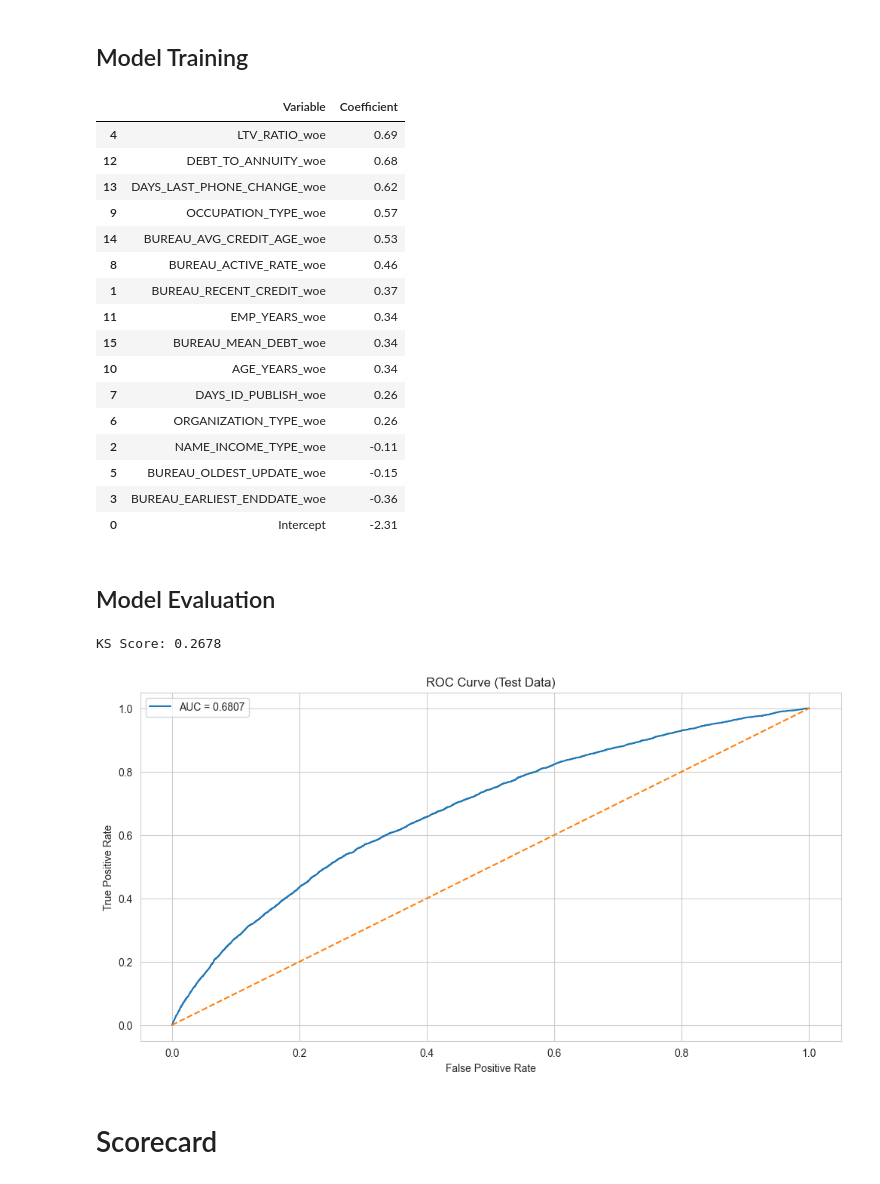
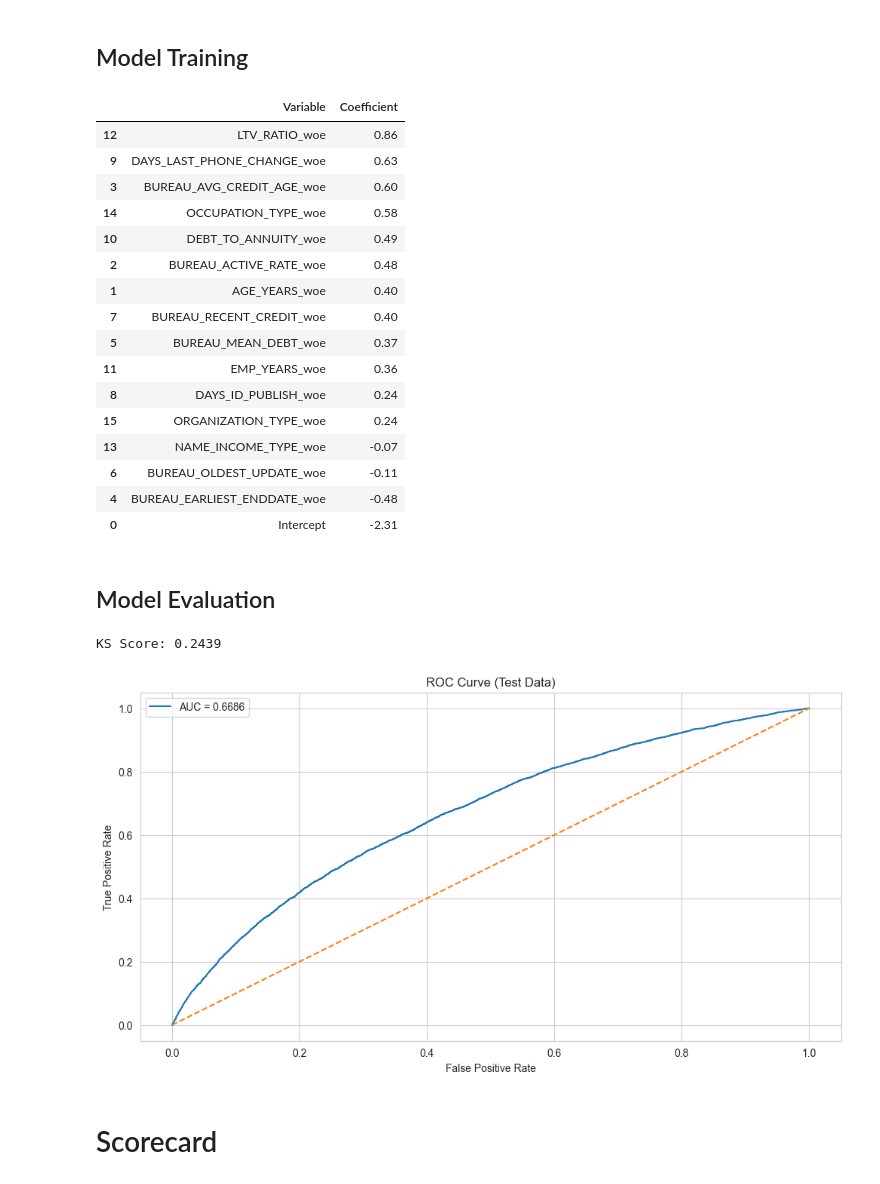
Before and after one commit to spectre-meltdown/IS453-Financial_Analytics-Scorecard_Project, a Jupyter notebook: 2.5 Scorecard Generation and Evaluation.ipynb, the cells around one changed output. Cells and saved outputs as stored; diff of their text form; code cells hidden in the pictures.

````diff
--- a/2. Scorecard Generation and Evaluation - Zw Temp.ipynb
+++ b/2.5 Scorecard Generation and Evaluation.ipynb
@@ -624,3 +624,32 @@ Variable: LTV_RATIO
 # ```
 
 # Paste the output and I'll confirm whether the monotonicity is resolved or needs further adjustment.
+
+
+
+breaks_adj = {
+    'DEBT_TO_ANNUITY'  : [20.0],
+    'LTV_RATIO'        : [1.15, 1.20],
+    'BUREAU_MEAN_DEBT' : [0, 60000.0],
+}
+
+# Re-bin only the 3 non-monotone variables on the full df_coarse
+bins_fixed = sc.woebin(
+    df_coarse,
+    y=target,
+    x=list(breaks_adj.keys()),
+    breaks_list=breaks_adj,
+    positive='bad|1',
+    ignore_datetime_cols=False,
+    check_cate_num=False
+)
+
+# Merge fixes back into the main bins dict
+bins.update(bins_fixed)
+
+# Verify monotonicity is resolved
+for var in breaks_adj.keys():
+    print(f"\n{var}")
+    bin_df = bins[var]
+    display_cols = ['bin', 'count', 'badprob', 'woe']
+    print(bin_df[[c for c in display_cols if c in bin_df.columns]].to_string(index=False))
@@ -710,7 +759,8 @@ bins_final = sc.woebin(
     max_num_bins=10,
     positive='bad|1',
     ignore_datetime_cols=False,
-    check_cate_num=False
+    check_cate_num=False,
+    breaks_list=breaks_adj, # Use the adjusted breaks to ensure monotonicity for the 3 vars ##### IMPORTANT: Comment out this line if you dont want to apply the monotonicity fixes done above
 )
 
 train_woe = sc.woebin_ply(train, bins_final, print_step=0)
@@ -735,51 +784,50 @@ Binning on 121553 rows and 16 columns in 00:00:11
 # %% [markdown]
 ## Model Training
 # %%
-woe_cols = [col for col in train_woe.columns if col.endswith('_woe')]
-
+woe_cols = sorted([col for col in train_woe.columns if col.endswith('_woe')]) #Add a sort here to fix the problem of different column order causing masively different scorecard points
 X_train = train_woe[woe_cols]
 y_train = train_woe[target]
 
 X_test = test_woe[woe_cols]
 y_test = test_woe[target]
 
 logreg = linear_model.LogisticRegression(
     penalty='l2',
     solver='lbfgs',
     random_state=42,
 )
 
 logreg.fit(X_train, y_train)
 
 # Extract intercept
 intercept = logreg.intercept_[0]
 
 # Create coefficient table (including intercept)
 coef_df = pd.DataFrame({
     'Variable': ['Intercept'] + woe_cols,
     'Coefficient': np.concatenate([[intercept], logreg.coef_[0]])
 })
 
 coef_df = coef_df.sort_values(by='Coefficient', ascending=False)
 
 coef_df
 # %% [output]
 |  | Variable | Coefficient |
-| 4 | LTV_RATIO_woe | 0.69 |
-| 12 | DEBT_TO_ANNUITY_woe | 0.68 |
-| 13 | DAYS_LAST_PHONE_CHANGE_woe | 0.62 |
-| 9 | OCCUPATION_TYPE_woe | 0.57 |
-| 14 | BUREAU_AVG_CREDIT_AGE_woe | 0.53 |
-| 8 | BUREAU_ACTIVE_RATE_woe | 0.46 |
-| 1 | BUREAU_RECENT_CREDIT_woe | 0.37 |
-| 11 | EMP_YEARS_woe | 0.34 |
-| 15 | BUREAU_MEAN_DEBT_woe | 0.34 |
-| 10 | AGE_YEARS_woe | 0.34 |
-| 7 | DAYS_ID_PUBLISH_woe | 0.26 |
-| 6 | ORGANIZATION_TYPE_woe | 0.26 |
-| 2 | NAME_INCOME_TYPE_woe | -0.11 |
-| 5 | BUREAU_OLDEST_UPDATE_woe | -0.15 |
-| 3 | BUREAU_EARLIEST_ENDDATE_woe | -0.36 |
+| 12 | LTV_RATIO_woe | 0.86 |
+| 9 | DAYS_LAST_PHONE_CHANGE_woe | 0.63 |
+| 3 | BUREAU_AVG_CREDIT_AGE_woe | 0.60 |
+| 14 | OCCUPATION_TYPE_woe | 0.58 |
+| 10 | DEBT_TO_ANNUITY_woe | 0.49 |
+| 2 | BUREAU_ACTIVE_RATE_woe | 0.48 |
+| 1 | AGE_YEARS_woe | 0.40 |
+| 7 | BUREAU_RECENT_CREDIT_woe | 0.40 |
+| 5 | BUREAU_MEAN_DEBT_woe | 0.37 |
+| 11 | EMP_YEARS_woe | 0.36 |
+| 8 | DAYS_ID_PUBLISH_woe | 0.24 |
+| 15 | ORGANIZATION_TYPE_woe | 0.24 |
+| 13 | NAME_INCOME_TYPE_woe | -0.07 |
+| 6 | BUREAU_OLDEST_UPDATE_woe | -0.11 |
+| 4 | BUREAU_EARLIEST_ENDDATE_woe | -0.48 |
 | 0 | Intercept | -2.31 |
 # %% [markdown]
 ## Model Evaluation
@@ -803,8 +851,8 @@ plt.title("ROC Curve (Test Data)")
 plt.legend()
 plt.show()
 # %% [output]
-KS Score: 0.2678
+KS Score: 0.2439
-[figure, old version]
+[figure, new version]
 # %% [markdown]
 # Scorecard
 # %% [markdown]
````
Also changed, not shown: parts of 9 cells of this notebook.
